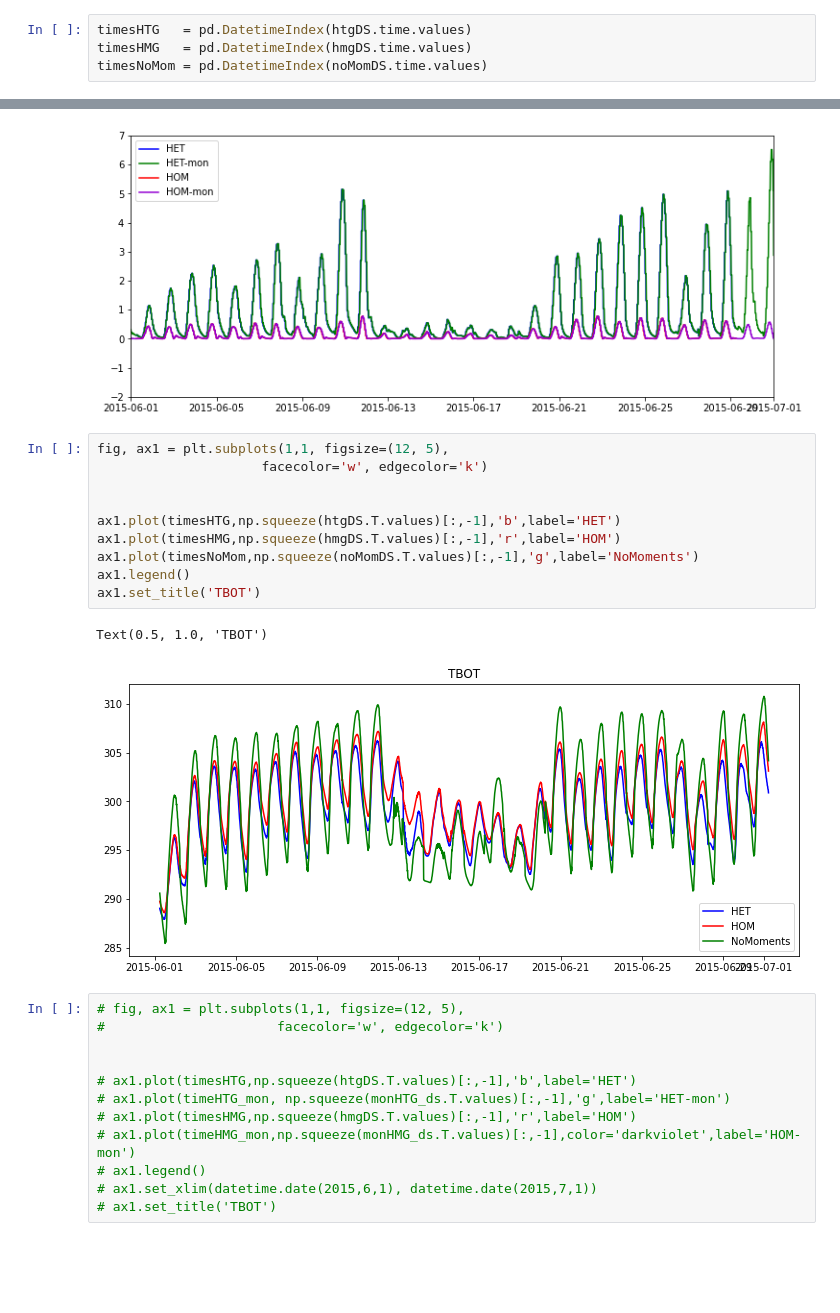
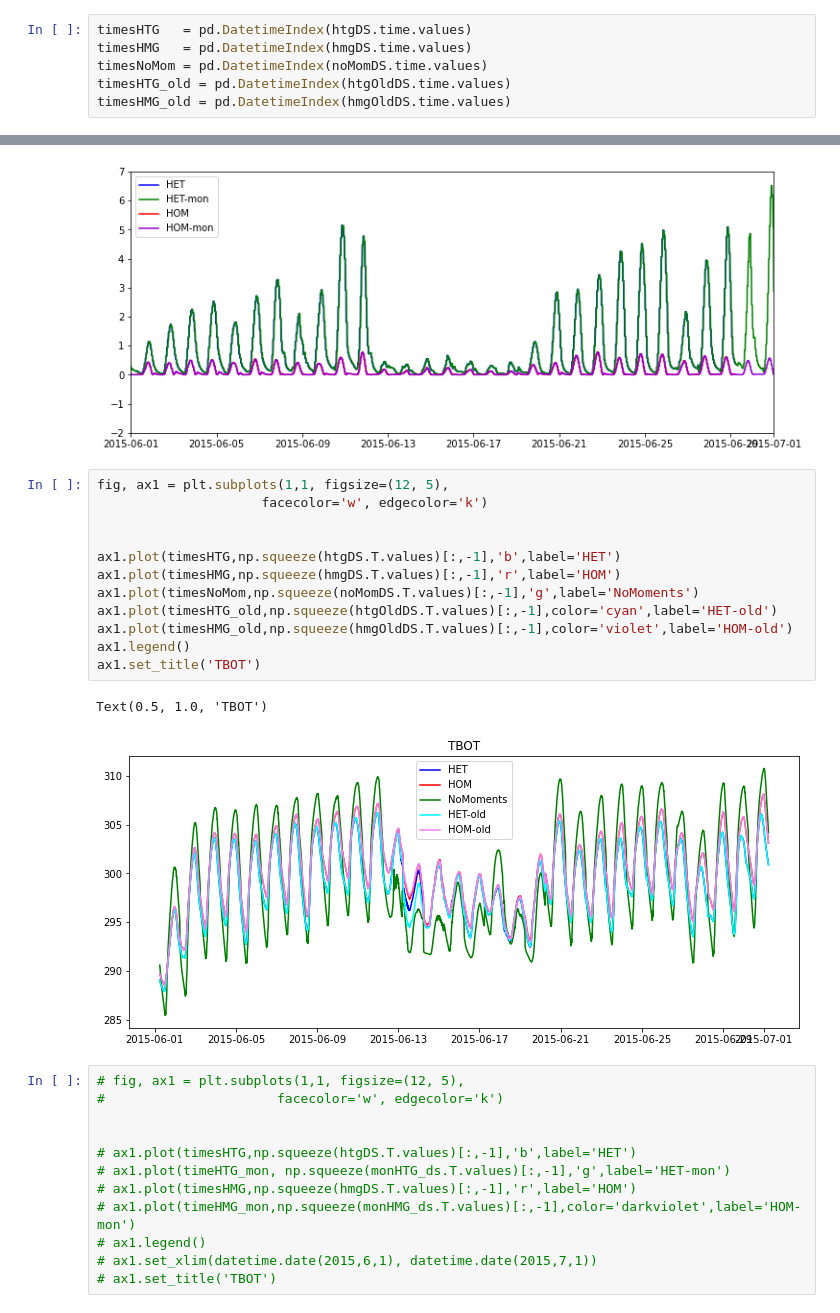
Before and after one commit to megandevlan/CLASP-CESM2_analysis, a Jupyter notebook: SCAM_timeseries.ipynb, the cells around one changed output, grey strips where cells are left out. Saved outputs shown, nothing was run; the diff lists cells and outputs as text; blank space fills up the shorter version.

```diff
--- a/SCAM_timeseries.ipynb
+++ b/SCAM_timeseries.ipynb
@@ -125,6 +163,8 @@ Done with day 29
 timesHTG   = pd.DatetimeIndex(htgDS.time.values)
 timesHMG   = pd.DatetimeIndex(hmgDS.time.values)
 timesNoMom = pd.DatetimeIndex(noMomDS.time.values)
+timesHTG_old = pd.DatetimeIndex(htgOldDS.time.values)
+timesHMG_old = pd.DatetimeIndex(hmgOldDS.time.values)
 # %%
 # # Compare against simulations that ran the whole month, being initialized just once
 # fileHTG = '/Users/mdfowler/Documents/Analysis/CLASP/SCAM_runs/2minCoupling/FSCAM.T42_T42.arm97.clasp_htg_fullMonth.cam.h0.2015-05-31-00000.nc'
@@ -203,16 +243,18 @@ Text(0.5, 1.0, 'WP2THLP_CLUBB')
 # %%
 fig, ax1 = plt.subplots(1,1, figsize=(12, 5),
                      facecolor='w', edgecolor='k')
 
 
 ax1.plot(timesHTG,np.squeeze(htgDS.T.values)[:,-1],'b',label='HET')
 ax1.plot(timesHMG,np.squeeze(hmgDS.T.values)[:,-1],'r',label='HOM')
 ax1.plot(timesNoMom,np.squeeze(noMomDS.T.values)[:,-1],'g',label='NoMoments')
+ax1.plot(timesHTG_old,np.squeeze(htgOldDS.T.values)[:,-1],color='cyan',label='HET-old')
+ax1.plot(timesHMG_old,np.squeeze(hmgOldDS.T.values)[:,-1],color='violet',label='HOM-old')
 ax1.legend()
 ax1.set_title('TBOT')
 # %% [output]
 Text(0.5, 1.0, 'TBOT')
-[figure, old version]
+[figure, new version]
 # %%
 # fig, ax1 = plt.subplots(1,1, figsize=(12, 5),
 #                      facecolor='w', edgecolor='k')
```
Also changed, not shown: parts of 3 cells of this notebook.
